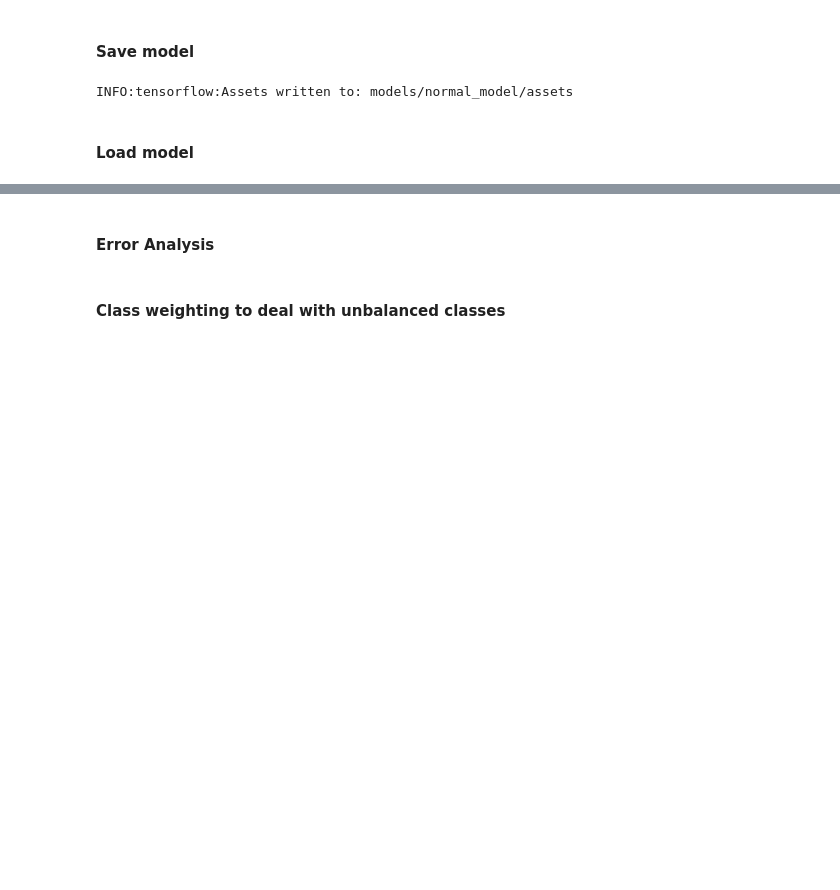
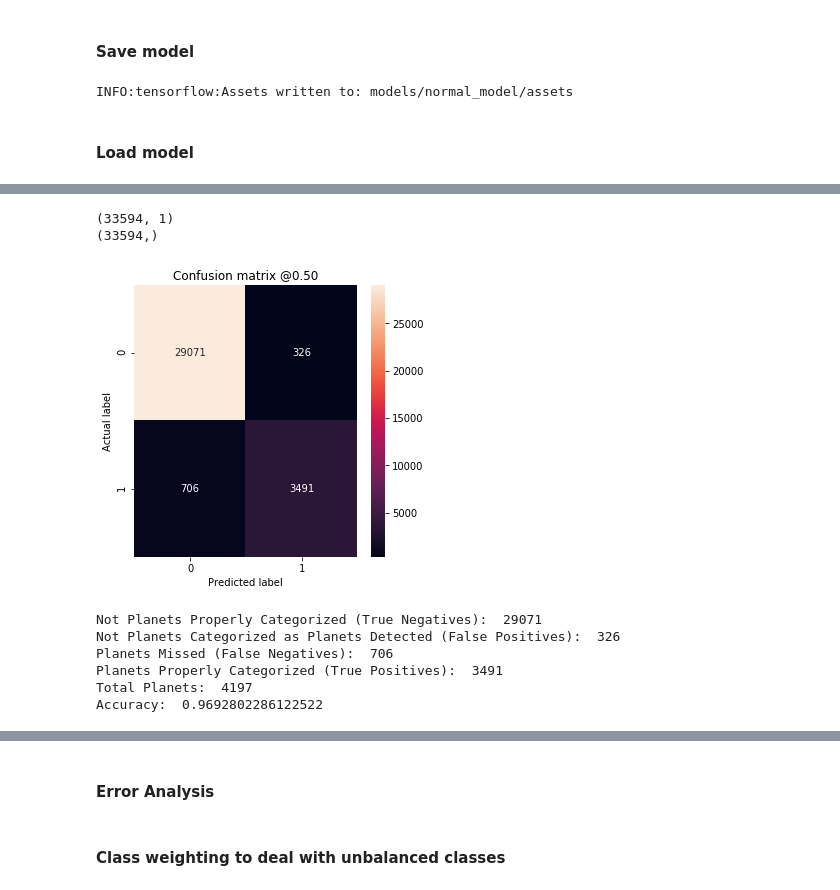
Before and after one commit to travisrmetz/w210, a Jupyter notebook: w2p/exoplanet_model.ipynb, the cells around one changed output, grey strips where cells are left out. Cells and saved outputs as stored; diff of their text form; code cells hidden in the pictures; blank space fills up the shorter version.

```diff
--- a/w2p/exoplanet_model.ipynb
+++ b/w2p/exoplanet_model.ipynb
@@ -466,0 +469,3 @@ Accuracy:  0.9613037654412859
+# %%
+full_predictions = model.predict([x_local,x_global])
+full_predictions
@@ -466,0 +480,14 @@ Accuracy:  0.9613037654412859
+# %%
+print(full_predictions.shape)
+print(Y.shape)
+plot_cm(Y, full_predictions)
+# %% [output]
+(33594, 1)
+(33594,)
+[figure, added]
+Not Planets Properly Categorized (True Negatives):  29071
+Not Planets Categorized as Planets Detected (False Positives):  326
+Planets Missed (False Negatives):  706
+Planets Properly Categorized (True Positives):  3491
+Total Planets:  4197
+Accuracy:  0.9692802286122522
```
Also changed, not shown: parts of 17 cells of this notebook, 3 other files.
